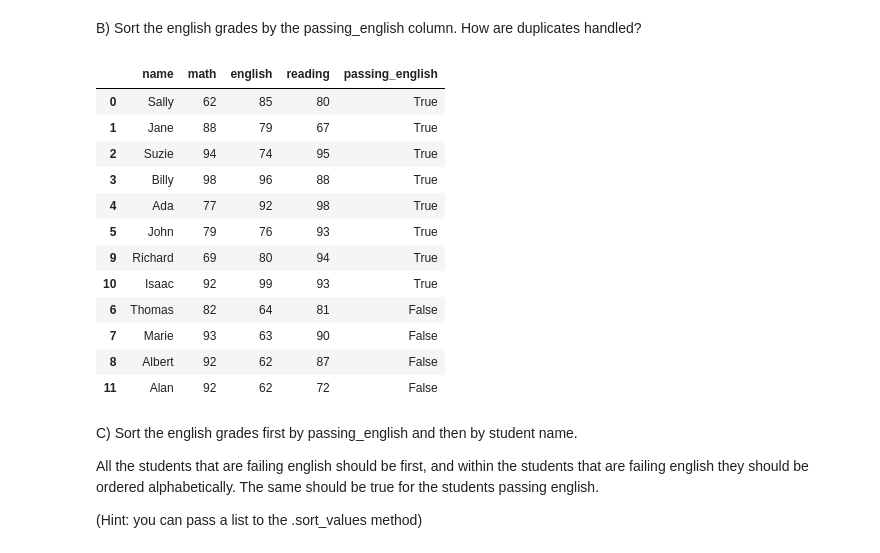
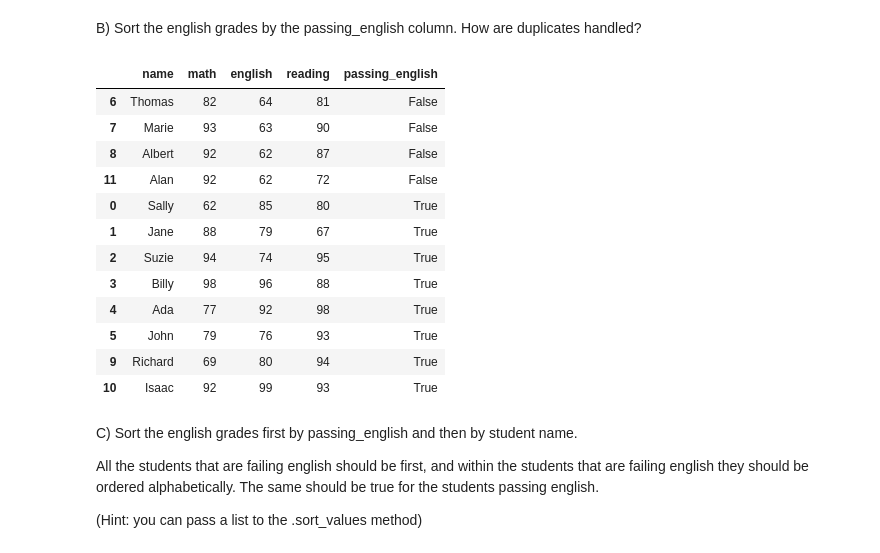
Before and after one commit to TheodoreQuansah/numpy-pandas-visualization-exercises, a Jupyter notebook: dataframes.ipynb, the cells around one changed output. Cells and saved outputs as stored; diff of their text form; code cells hidden in the pictures.

```diff
--- a/dataframes.ipynb
+++ b/dataframes.ipynb
@@ -75,9 +83,13 @@ df
 # %% [markdown]
 B) Sort the english grades by the passing_english column. How are duplicates handled?
 # %%
-df.sort_values(by = 'passing_english', ascending = False)
+df.sort_values(by = 'passing_english')
 # %% [output]
 |  | name | math | english | reading | passing_english |
+| 6 | Thomas | 82 | 64 | 81 | False |
+| 7 | Marie | 93 | 63 | 90 | False |
+| 8 | Albert | 92 | 62 | 87 | False |
+| 11 | Alan | 92 | 62 | 72 | False |
 | 0 | Sally | 62 | 85 | 80 | True |
 | 1 | Jane | 88 | 79 | 67 | True |
 | 2 | Suzie | 94 | 74 | 95 | True |
@@ -86,10 +98,6 @@ df.sort_values(by = 'passing_english', ascending = False)
 | 5 | John | 79 | 76 | 93 | True |
 | 9 | Richard | 69 | 80 | 94 | True |
 | 10 | Isaac | 92 | 99 | 93 | True |
-| 6 | Thomas | 82 | 64 | 81 | False |
-| 7 | Marie | 93 | 63 | 90 | False |
-| 8 | Albert | 92 | 62 | 87 | False |
-| 11 | Alan | 92 | 62 | 72 | False |
 # %% [markdown]
 C) Sort the english grades first by passing_english and then by student name.
 
```
Also changed, not shown: parts of 19 cells of this notebook.
